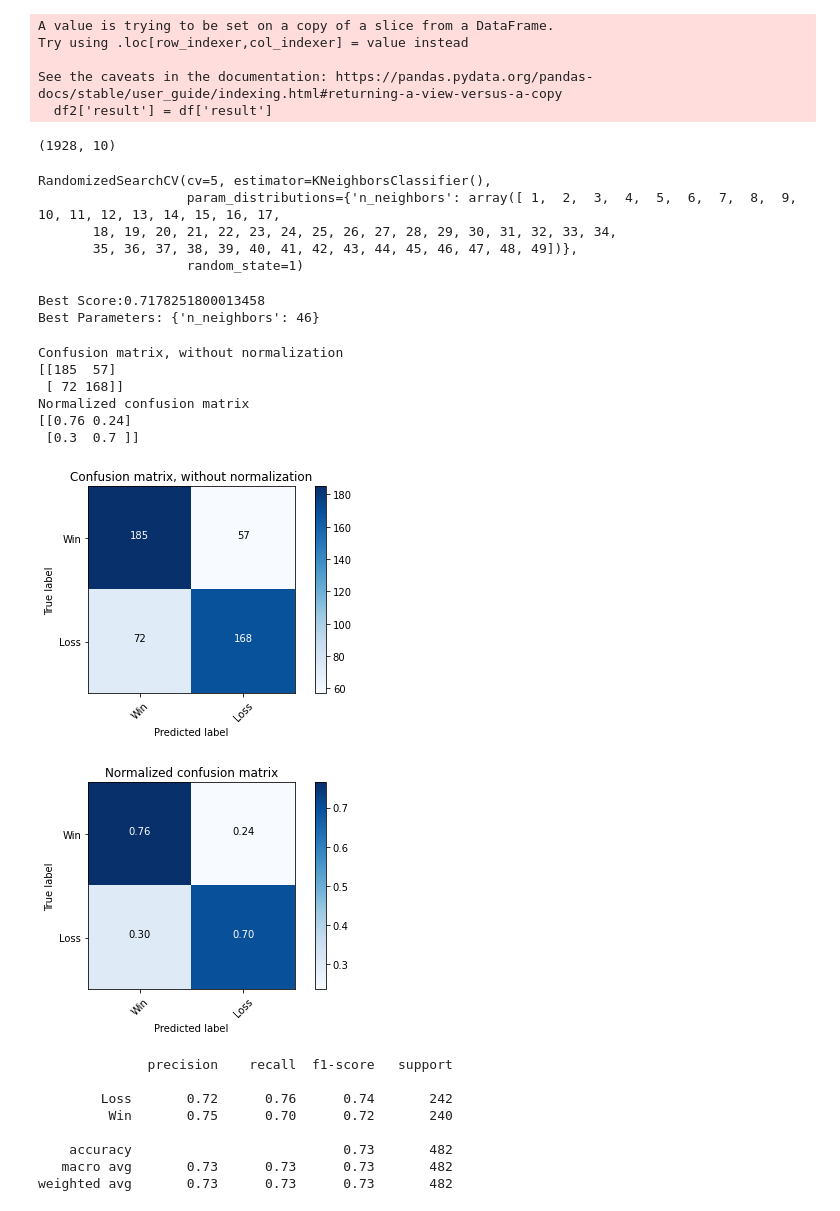
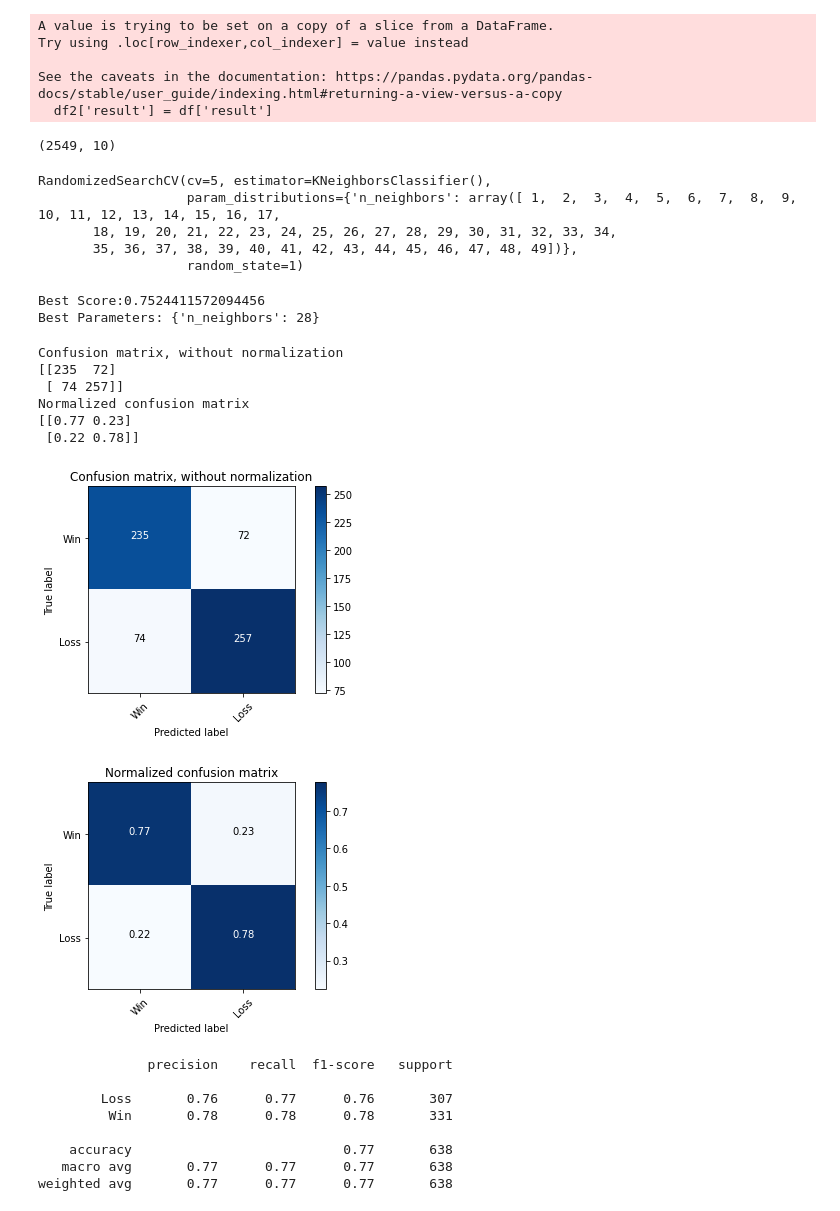
Before and after one commit to WillRobinson152/NFL_Analysis, a Jupyter notebook: 5.ModelData.ipynb, the cells around one changed output. Cells and saved outputs as stored; diff of their text form; code cells hidden in the pictures.

```diff
--- a/5.ModelData.ipynb
+++ b/5.ModelData.ipynb
@@ -54,7 +54,7 @@ from sklearn.metrics import classification_report,confusion_matrix,roc_curve,roc
 from sklearn.metrics import accuracy_score,log_loss
 from matplotlib import pyplot
 
-clf = RandomForestClassifier(n_estimators=1000, random_state = 1,n_jobs=-1, max_depth=12)
+clf = RandomForestClassifier(n_estimators=1000, random_state = 1, n_jobs=-1, max_depth=15)
 model_res = clf.fit(X_train_scaled, y_train)
 y_pred = model_res.predict(X_test_scaled)
 y_pred_prob = model_res.predict_proba(X_test_scaled)
@@ -171,7 +171,7 @@ See the caveats in the documentation: https://pandas.pydata.org/pandas-docs/stab
 # %%
 df2.shape
 # %% [output]
-(1928, 10)
+(2549, 10)
 # %%
 X = df2.drop(columns='result')
 
@@ -197,46 +197,46 @@ y_pred = knn_cv.predict(X_test)
 print("Best Score:" + str(knn_cv.best_score_))
 print("Best Parameters: " + str(knn_cv.best_params_))
 # %% [output]
-Best Score:0.7178251800013458
-Best Parameters: {'n_neighbors': 46}
+Best Score:0.7524411572094456
+Best Parameters: {'n_neighbors': 28}
 # %%
-knn = KNeighborsClassifier(n_neighbors=46)
+knn = KNeighborsClassifier(n_neighbors=28)
 knn.fit(X,y)
 y_pred = knn.predict(X_test)
 
 cnf_matrix = confusion_matrix(y_test, y_pred)
 np.set_printoptions(precision=2)
 
 # Plot non-normalized confusion matrix
 plt.figure()
 plot_confusion_matrix(cnf_matrix, classes=class_names,
                       title='Confusion matrix, without normalization')
 #plt.savefig('figures/RF_cm_multi_class.png')
 
 # Plot normalized confusion matrix
 plt.figure()
 plot_confusion_matrix(cnf_matrix, classes=class_names, normalize=True,
                       title='Normalized confusion matrix')
 #plt.savefig('figures/RF_cm_proportion_multi_class.png', bbox_inches="tight")
 plt.show()
 # %% [output]
 Confusion matrix, without normalization
-[[185  57]
- [ 72 168]]
+[[235  72]
+ [ 74 257]]
 Normalized confusion matrix
-[[0.76 0.24]
- [0.3  0.7 ]]
+[[0.77 0.23]
+ [0.22 0.78]]
-[figure, old version]
+[figure, new version]
-[figure, old version]
+[figure, new version]
 # %%
 from sklearn.metrics import classification_report
 print(classification_report(y_test, y_pred))
 # %% [output]
               precision    recall  f1-score   support
 
-        Loss       0.72      0.76      0.74       242
-         Win       0.75      0.70      0.72       240
+        Loss       0.76      0.77      0.76       307
+         Win       0.78      0.78      0.78       331
 
-    accuracy                           0.73       482
-   macro avg       0.73      0.73      0.73       482
-weighted avg       0.73      0.73      0.73       482
+    accuracy                           0.77       638
+   macro avg       0.77      0.77      0.77       638
+weighted avg       0.77      0.77      0.77       638
```
Also changed, not shown: parts of 5 cells of this notebook, 2 other files.
